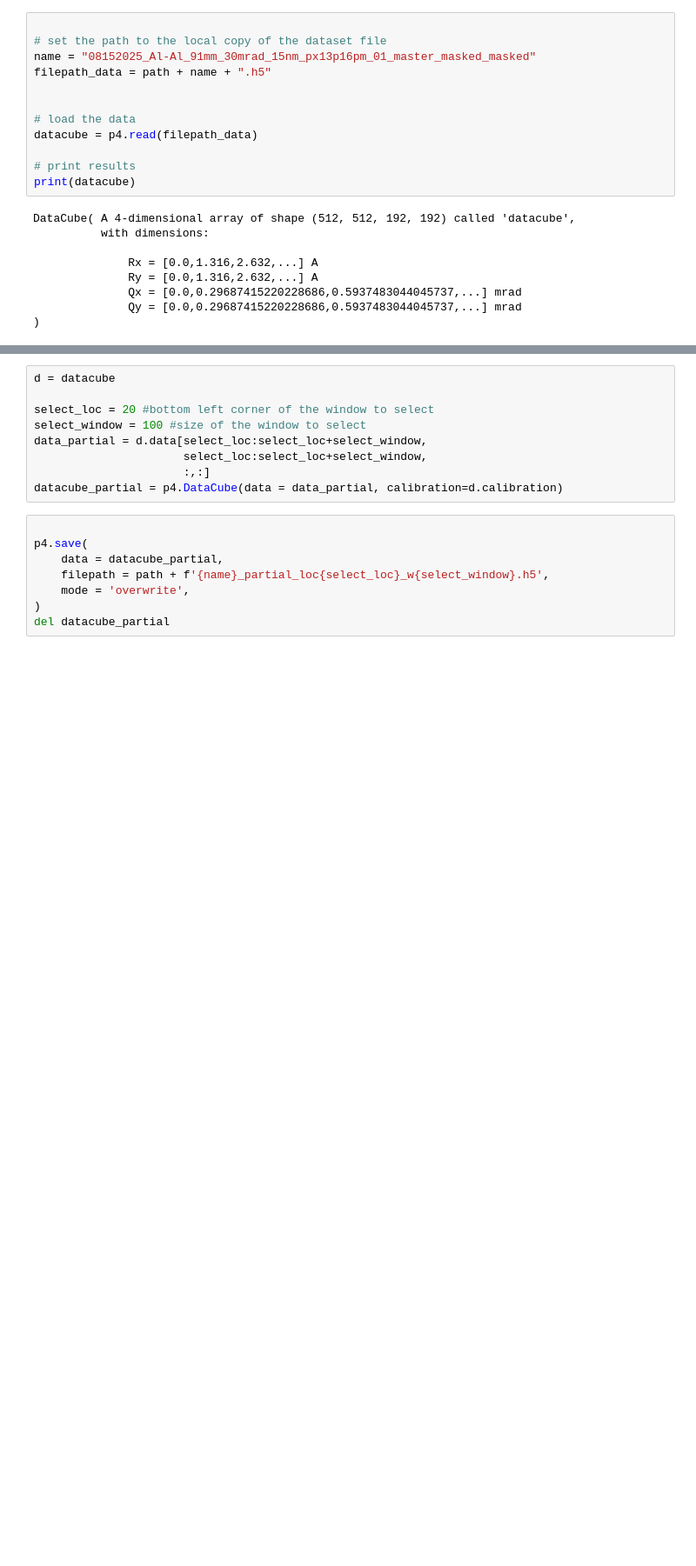
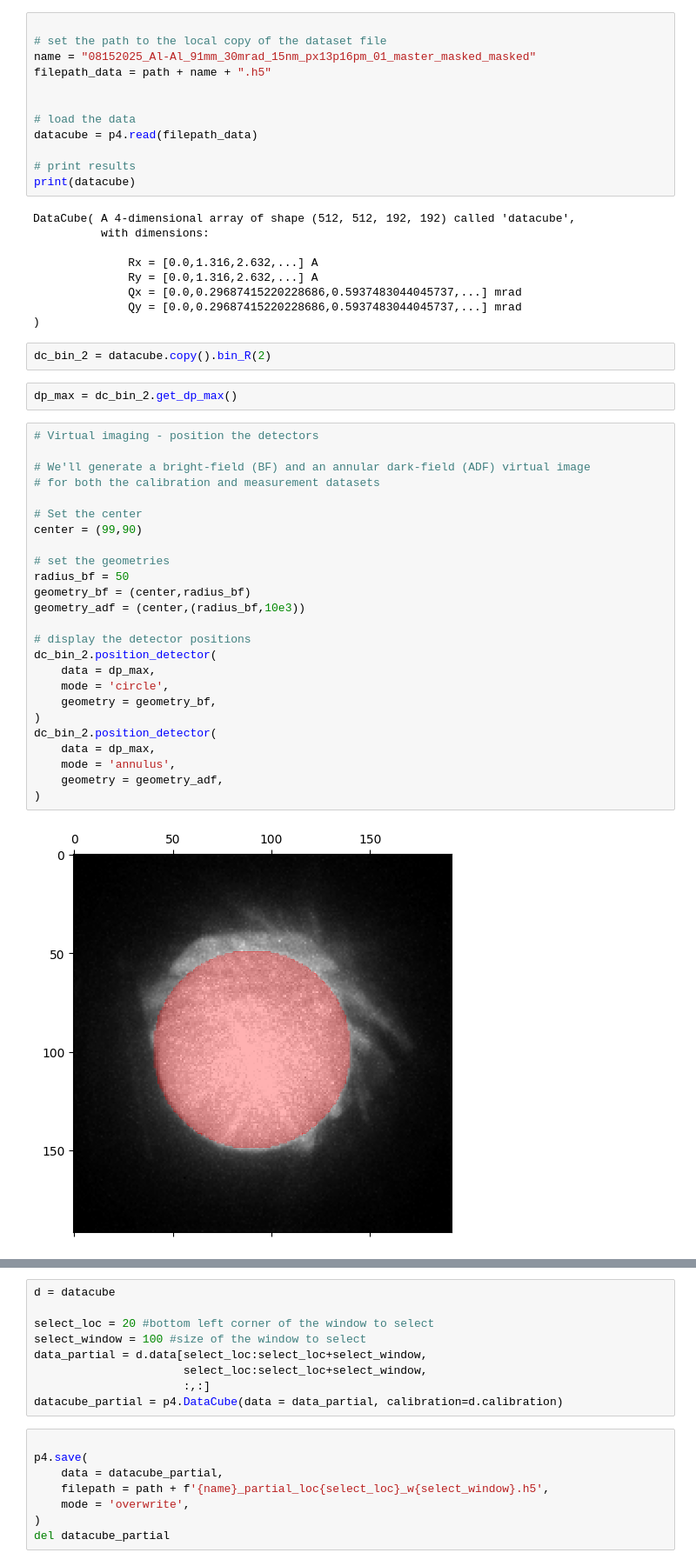
Before and after one commit to Wendywanw/py4DSTEM_tutorials, a Jupyter notebook: notebooks/ptycho/partial_save.ipynb, the cells around one changed output, grey strips where cells are left out. Shown at 87% size. Saved outputs shown, nothing was run; the diff lists cells and outputs as text; blank space fills up the shorter version.

```diff
--- a/notebooks/ptycho/partial_save.ipynb
+++ b/notebooks/ptycho/partial_save.ipynb
@@ -54,3 +54,34 @@ DataCube( A 4-dimensional array of shape (512, 512, 192, 192) called 'datacube',
               Qx = [0.0,0.29687415220228686,0.5937483044045737,...] mrad
               Qy = [0.0,0.29687415220228686,0.5937483044045737,...] mrad
 )
+# %%
+dc_bin_2 = datacube.copy().bin_R(2)
+# %%
+dp_max = dc_bin_2.get_dp_max()
+# %%
+# Virtual imaging - position the detectors
+
+# We'll generate a bright-field (BF) and an annular dark-field (ADF) virtual image
+# for both the calibration and measurement datasets
+
+# Set the center
+center = (99,90)
+
+# set the geometries
+radius_bf = 50
+geometry_bf = (center,radius_bf)
+geometry_adf = (center,(radius_bf,10e3))
+
+# display the detector positions
+dc_bin_2.position_detector(
+    data = dp_max,
+    mode = 'circle',
+    geometry = geometry_bf,
+)
+dc_bin_2.position_detector(
+    data = dp_max,
+    mode = 'annulus',
+    geometry = geometry_adf,
+)
+# %% [output]
+[figure, added]
```
Also changed, not shown: parts of 9 cells of this notebook, 24 other files.
